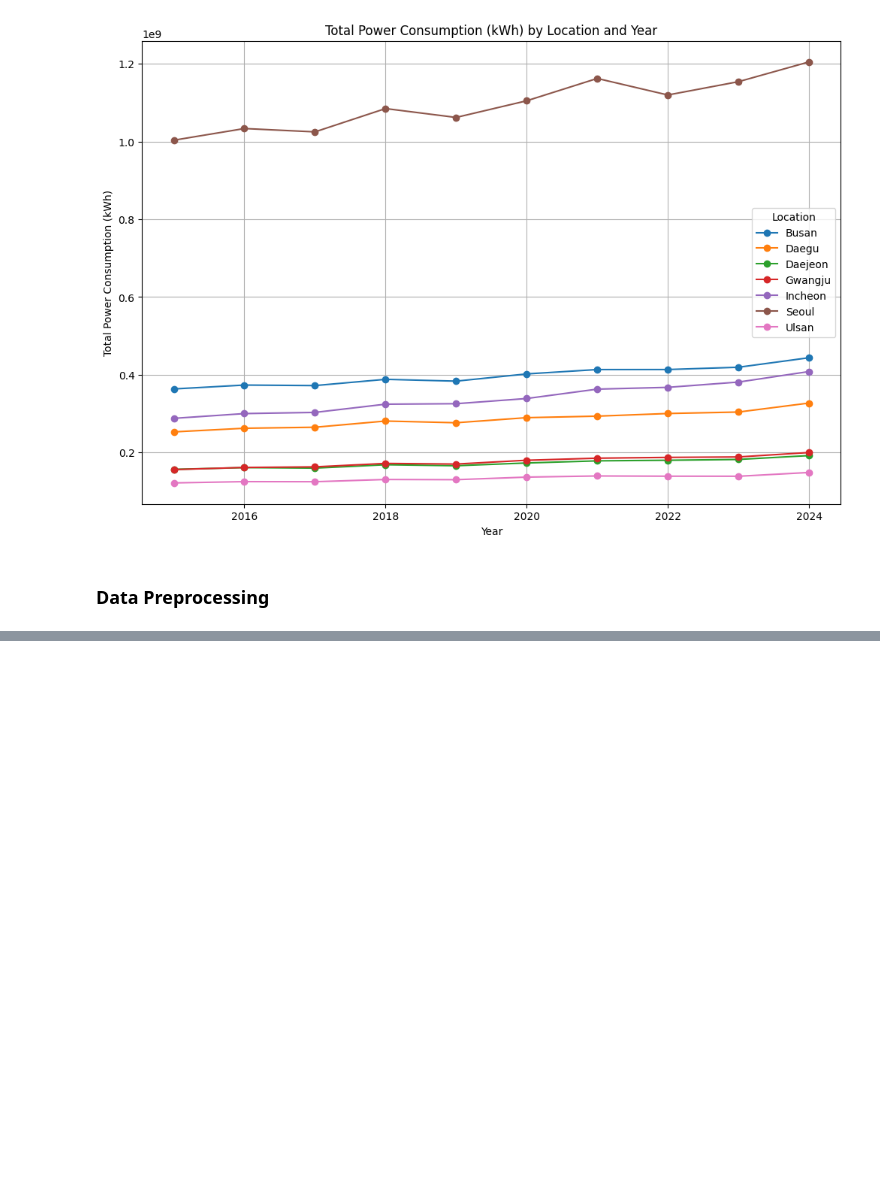
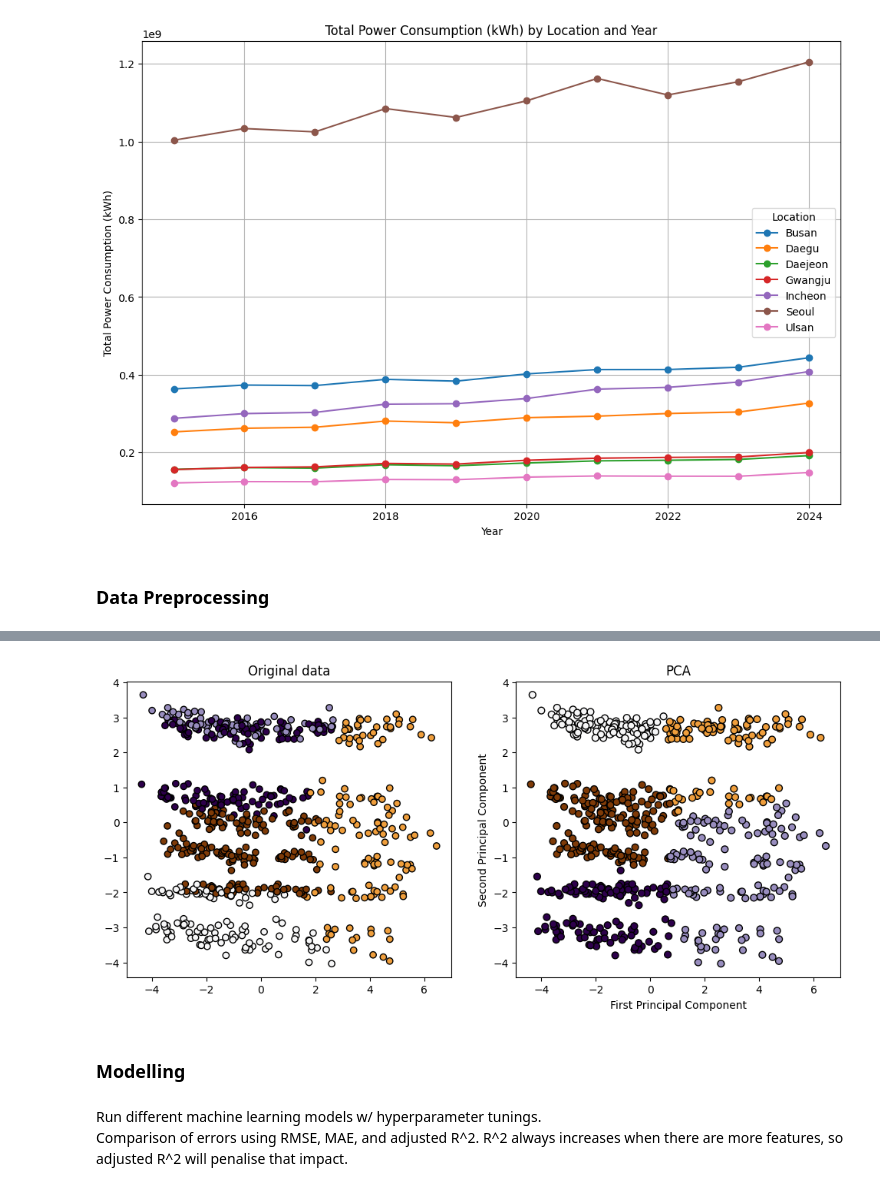
Before and after one commit to somnio-kimm/electricity_consumption_prediction, a Jupyter notebook: electricity_consumption_prediction.ipynb, the cells around one changed output, grey strips where cells are left out. Drawn from its saved outputs; the diff is of its cells as text; code cells hidden in the pictures; blank space fills up the shorter version.

Commit message:
ml_modelling

```diff
--- a/electricity_consumption_prediction.ipynb
+++ b/electricity_consumption_prediction.ipynb
@@ -476,0 +496,14 @@ one_feature_two_group('Location','Year','Total Power Consumption (kWh)')
+# %%
+# Data split for train and test set
+X_train, X_test, y_train, y_test = train_test_split(X, y, test_size=0.2, random_state=42)
+# %%
+# Location label encoding
+label_encoder = LabelEncoder()
+for col in categorical_cols:
+    X_train[col] = label_encoder.fit_transform(X_train[col])
+    X_test[col] = label_encoder.transform(X_test[col])
+# %%
+# Scaling
+scaler=StandardScaler()
+X_train[numerical_cols]=scaler.fit_transform(X_train[numerical_cols])
+X_test[numerical_cols]=scaler.transform(X_test[numerical_cols])
@@ -476,0 +534,4 @@ one_feature_two_group('Location','Year','Total Power Consumption (kWh)')
+# %%
+# Drop columns w/ multicolinearity
+X_train = X_train.drop(columns=['Avg Max Temperature (Celsius)', 'Avg Min Temperature (Celsius)', 'Avg Dew Point Temp (Celsius)', 'Avg Sea Level Pressure (hPa)', 'Total Sunshine Hours (hr)', 'Total Solar Radiation (MJ/m^2)', 'Avg Min Surface Temp (Celsius)', 'Avg Ground Temp (Celsius)'])
+X_test = X_test.drop(columns=['Avg Max Temperature (Celsius)', 'Avg Min Temperature (Celsius)', 'Avg Dew Point Temp (Celsius)', 'Avg Sea Level Pressure (hPa)', 'Total Sunshine Hours (hr)', 'Total Solar Radiation (MJ/m^2)', 'Avg Min Surface Temp (Celsius)', 'Avg Ground Temp (Celsius)'])
@@ -476,0 +562,48 @@ one_feature_two_group('Location','Year','Total Power Consumption (kWh)')
+# %%
+# PCA
+pca = PCA(n_components=2)
+X_pca = pca.fit_transform(X_train)
+
+'''
+plt.figure(figsize=(6,6))
+plt.scatter(X_pca[:, 0], X_pca[:, 1], c=y_train, cmap='PuOr', s=40, edgecolors='k')
+plt.title("PCA")
+plt.xlabel("First Principal Component")
+plt.ylabel("Second Principal Component")
+plt.colorbar()
+plt.show()
+'''
+
+# 흠.....
+
+# K-Means 클러스터링 적용 (PCA 적용 전후 비교)
+kmeans_original = KMeans(n_clusters=5, random_state=42, n_init=10)
+y_pred_original = kmeans_original.fit_predict(X_train)
+
+kmeans_pca = KMeans(n_clusters=5, random_state=42, n_init=10)
+y_pred_pca = kmeans_pca.fit_predict(X_pca)
+
+# 시각화
+fig, ax = plt.subplots(1, 2, figsize=(12, 5))
+
+# (좌) 원본 데이터 클러스터링
+ax[0].scatter(X_pca[:, 0], X_pca[:, 1], c=y_pred_original, cmap='PuOr', edgecolors='k')
+ax[0].set_title("Original data")
+
+# (우) PCA 변환 후 클러스터링
+ax[1].scatter(X_pca[:, 0], X_pca[:, 1], c=y_pred_pca, cmap='PuOr', s=40,edgecolors='k')
+ax[1].set_title("PCA")
+
+
+plt.xlabel("First Principal Component")
+plt.ylabel("Second Principal Component")
+
+plt.show()
+# %% [output]
+[figure, added]
+# %% [markdown]
+### **Modelling**
+# %% [markdown]
+Run different machine learning models w/ hyperparameter tunings. <br>
+Comparison of errors using RMSE, MAE, and adjusted R^2.
+R^2 always increases when there are more features, so adjusted R^2 will penalise that impact.
```
Also changed, not shown: parts of 39 cells of this notebook, 6 other files.
